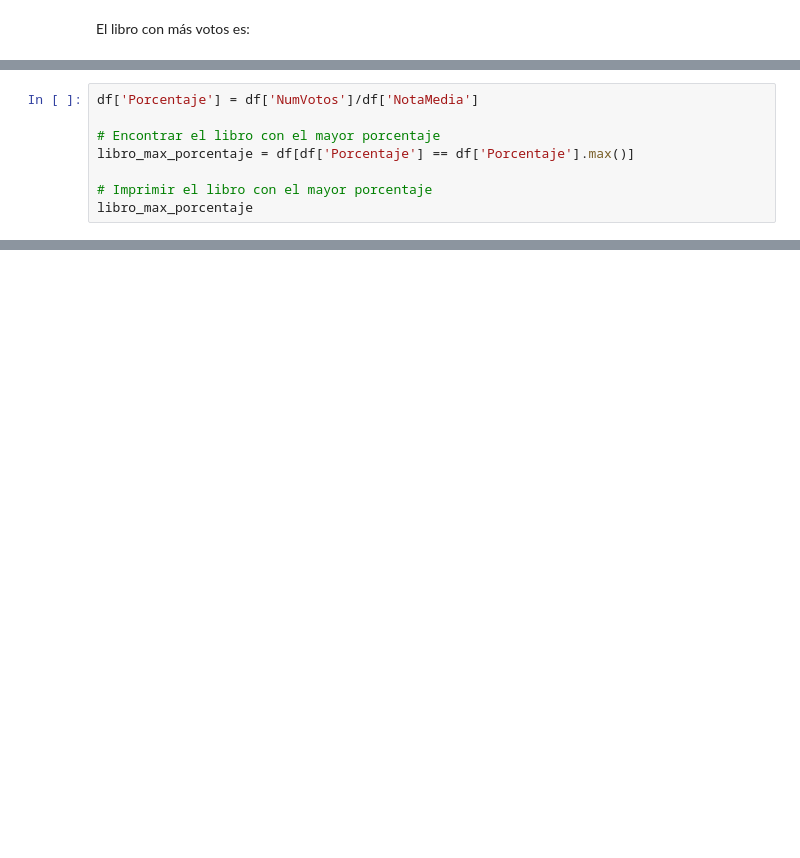
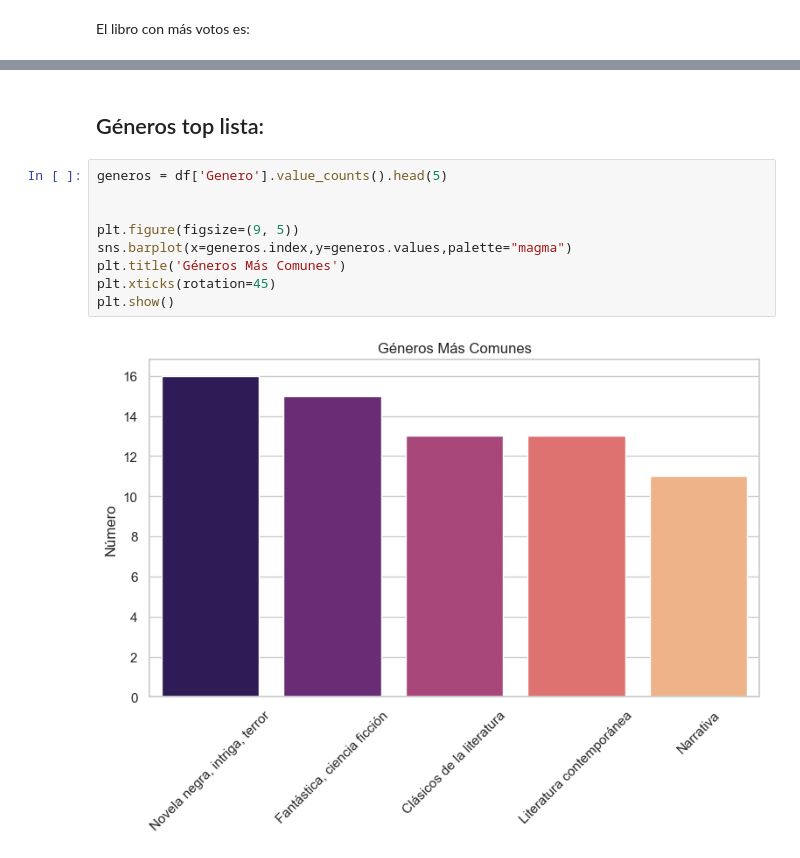
Before and after one commit to GonzaloDC/Web_scraping, a Jupyter notebook: notebooks/analisis.ipynb, the cells around one changed output, grey strips where cells are left out. Saved outputs shown, nothing was run; the diff lists cells and outputs as text; blank space fills up the shorter version.

```diff
--- a/notebooks/analisis.ipynb
+++ b/notebooks/analisis.ipynb
@@ -144,8 +74,0 @@ El libro con mayor relación Notamedia/numero de votos es:
-# %%
-df['Porcentaje'] = df['NumVotos']/df['NotaMedia']
-
-# Encontrar el libro con el mayor porcentaje
-libro_max_porcentaje = df[df['Porcentaje'] == df['Porcentaje'].max()]
-
-# Imprimir el libro con el mayor porcentaje
-libro_max_porcentaje
@@ -154,0 +75,13 @@ libro_max_porcentaje
+# %% [markdown]
+## Géneros top lista:
+# %%
+generos = df['Genero'].value_counts().head(5)
+
+
+plt.figure(figsize=(9, 5))
+sns.barplot(x=generos.index,y=generos.values,palette="magma")
+plt.title('Géneros Más Comunes')
+plt.xticks(rotation=45)
+plt.show()
+# %% [output]
+[figure, added]
```
Also changed, not shown: parts of 10 cells of this notebook.
